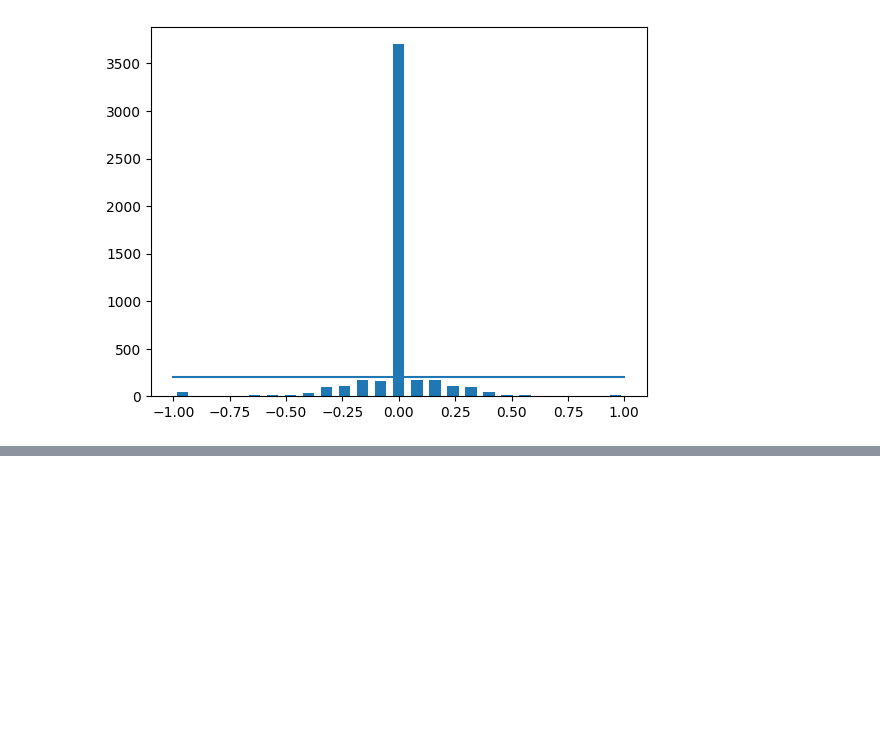
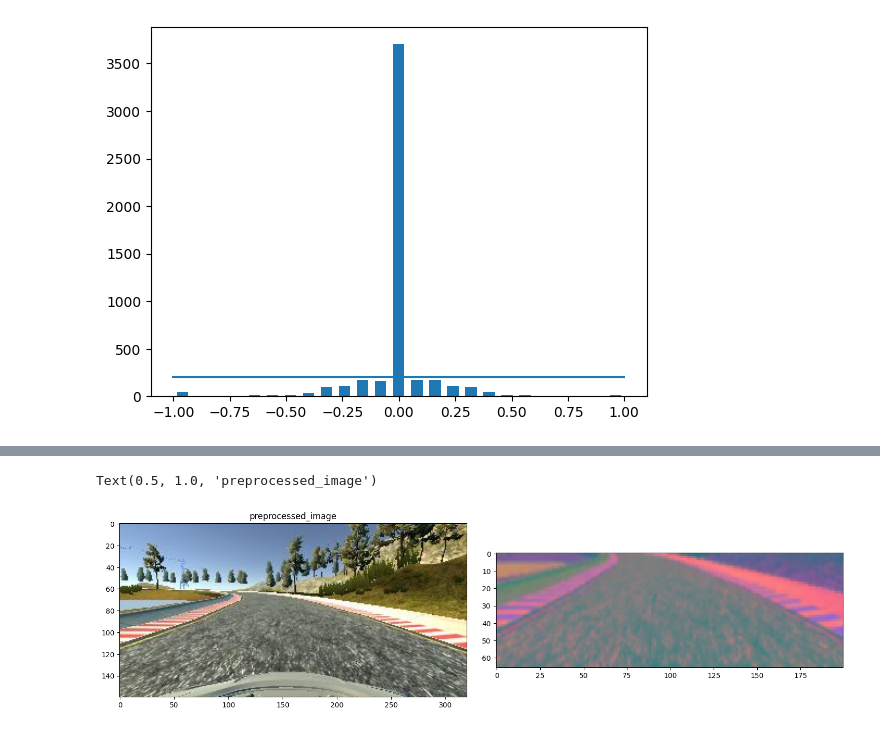
Before and after one commit to onkar201988/google_colab_tutorials, a Jupyter notebook: Behavioural_Cloning.ipynb, the cells around one changed output, grey strips where cells are left out. Drawn from its saved outputs; the diff is of its cells as text; code cells hidden in the pictures; blank space fills up the shorter version.

```diff
--- a/Behavioural_Cloning.ipynb
+++ b/Behavioural_Cloning.ipynb
@@ -83,0 +152,24 @@ for j in range(num_bins):
+# %%
+def image_preprocess(img):
+  image = mpimg.imread(img)
+  #we will crop the image in height, we don't need the car hood and scene above the road. We plotted the image in bellow cell to visualize and decide where to crop.
+  image = image[65:135, :, :] # image has height, width and depth(RGB). So we only change the height part
+  image = cv2.cvtColor(image, cv2.COLOR_RGB2YUV)  #suggested by Nvidea model
+  image = cv2.GaussianBlur(image, (3, 3), 0)
+  image = cv2.resize(image, (200, 66))  #suggested by Nvidea model, which we will train eventually
+  image = image/255 #normalization, changing values from 0-255 to 0.0 - 1.0
+  return image
+# %%
+image = image_path[100]
+original_image = mpimg.imread(image)
+preprocessed_image = image_preprocess(image)
+
+fig, axis = plt.subplots(1, 2, figsize=(15,10))
+fig.tight_layout()
+axis[0].imshow(original_image)
+axis[0].set_title('original_image')
+axis[1].imshow(preprocessed_image)
+axis[0].set_title('preprocessed_image')
+# %% [output]
+Text(0.5, 1.0, 'preprocessed_image')
+[figure, added]
```
Also changed, not shown: parts of 15 cells of this notebook.
